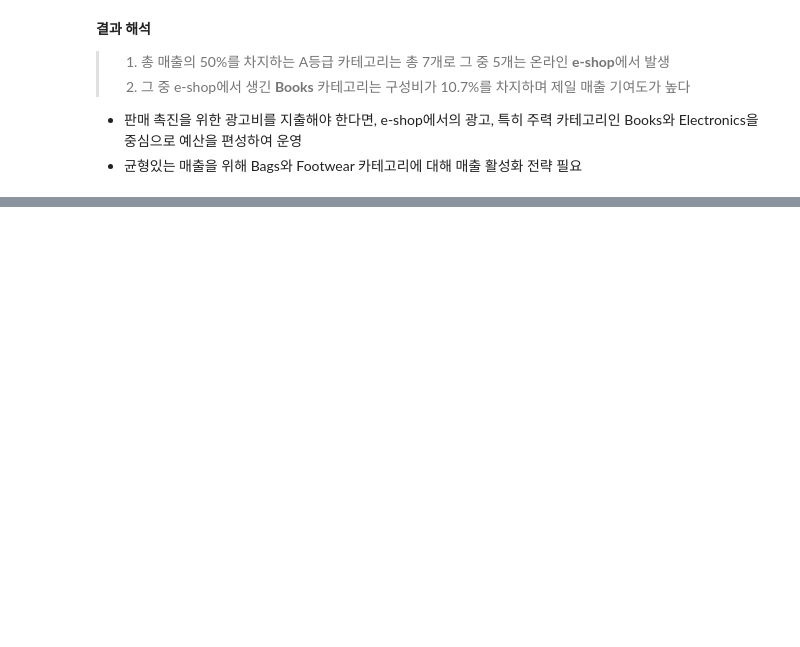
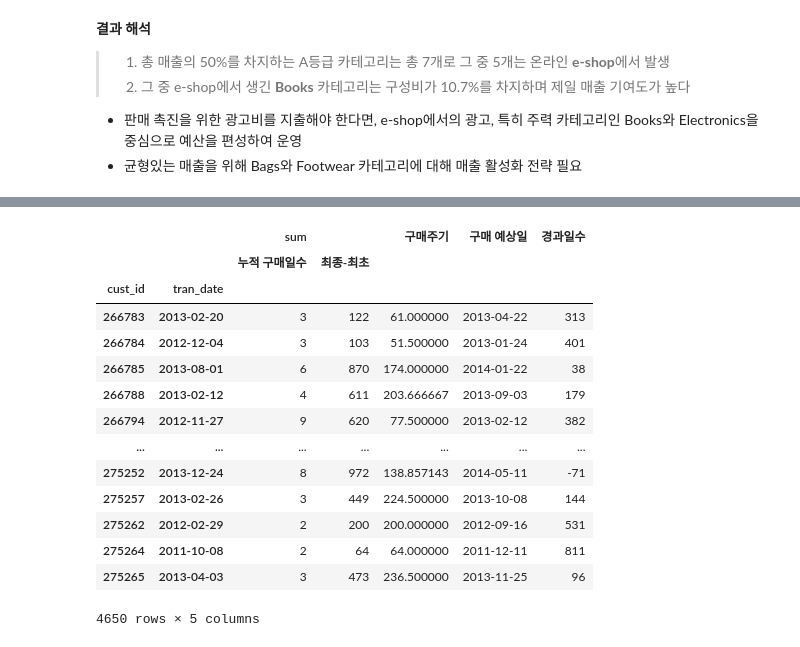
Before and after one commit to sunnyl94/Data-Analysis-Folder, a Jupyter notebook: Retail_Case_Study.ipynb, the cells around one changed output, grey strips where cells are left out. Drawn from its saved outputs; the diff is of its cells as text; code cells hidden in the pictures; blank space fills up the shorter version.

Commit message:
구매주기 경과 고객 추출

```diff
--- a/Retail_Case_Study.ipynb
+++ b/Retail_Case_Study.ipynb
@@ -918,0 +908,60 @@ plt.show()
+# %%
+# 구매확정 거래건 대상 분석
+df_copy3 = df_copy[df_copy['confirmed'] == 'confirm'].drop('chk', axis=1).sort_values(['cust_id', 'tran_date'])
+
+# cust_id가 달라지면 1을 반환 (chk가 1인 행은 해당 고객의 최종 구매일)
+df_copy3['chk'] = np.where(df_copy3['cust_id'] != df_copy3['cust_id'].shift(-1), 1, 0)
+
+# cust_id와 tran_date를 하나로 묶어 구분할 수 있는 고유 key값 생성하고 중복이 아닌 구매일수 계산
+key = map(lambda id, date : str(id) + '-' + str(date.strftime("%Y-%m-%d")), df_copy3["cust_id"], df_copy3["tran_date"])
+df_copy3["key"] = list(key)
+df_copy3['구매일수'] = np.where(df_copy3['key'] != df_copy3['key'].shift(-1), 1, 0)
+
+# 누적 구매일수
+df_copy3['누적 구매일수'] = df_copy3.groupby('cust_id')['구매일수'].cumcount() + 1
+
+# diff로 각 구매일수간의 가격을 구한 후 NaT를 0초로 처리한 후 모든 수 int 타입으로 변경
+df_copy3['구매일수 간격'] = df_copy3.groupby('cust_id')['tran_date'].diff().fillna(pd.Timedelta(seconds=0)).dt.days.astype(int)
+
+# 최종 구매일자 - 최초 구매일자 계산
+df_copy3['최종-최초'] = df_copy3.groupby('cust_id')['구매일수 간격'].cumsum()
+# %%
+# 고객의 마지막 거래건 추출 & 누적 구매일수가 1인 행은 최종 간격이 0이기 때문에 무시
+# 누적 구매일수와 구매 최종 간격 값 가져오기
+
+cycle_df = pd.pivot_table(df_copy3[(df_copy3['chk'] == 1) & (df_copy3['누적 구매일수'] != 1)],
+               index=['cust_id', 'tran_date'],
+               values=['누적 구매일수', '최종-최초'],
+               aggfunc=['sum']
+               )
+
+# 구매 간격 / (누적 구매일수 - 1)를 구해서 구매주기 구하기
+cycle_df['구매주기'] = cycle_df[('sum','최종-최초')] / (cycle_df[('sum','누적 구매일수')] - 1)
+
+# 최종 구매일자에서 구매주기를 더해 다음 구매 예상일 구하기
+cycle_df['구매 예상일'] = cycle_df.index.get_level_values('tran_date') + pd.to_timedelta(cycle_df['구매주기'], unit='d')
+cycle_df['구매 예상일'] = cycle_df['구매 예상일'].apply(lambda x: x.strftime('%Y-%m-%d'))
+
+# 현재 날짜가 2014.03.01이라는 가정하에 날짜 경과일수 구하기
+# 계산하기 쉽게 int로 변환
+# 현재 날짜보다 전이면 마이너스, 지났다면 플러스로 표현
+cycle_df['경과일수'] = pd.to_datetime(today) - pd.to_datetime(cycle_df['구매 예상일'])
+cycle_df['경과일수'] = cycle_df['경과일수'].dt.days.astype(int)
+
+display(cycle_df)
+# %% [output]
+|  |  | sum |  | 구매주기 | 구매 예상일 | 경과일수 |
+|  |  | 누적 구매일수 | 최종-최초 |  |  |  |
+| cust_id | tran_date |  |  |  |  |  |
+| 266783 | 2013-02-20 | 3 | 122 | 61.000000 | 2013-04-22 | 313 |
+| 266784 | 2012-12-04 | 3 | 103 | 51.500000 | 2013-01-24 | 401 |
+| 266785 | 2013-08-01 | 6 | 870 | 174.000000 | 2014-01-22 | 38 |
+| 266788 | 2013-02-12 | 4 | 611 | 203.666667 | 2013-09-03 | 179 |
+| 266794 | 2012-11-27 | 9 | 620 | 77.500000 | 2013-02-12 | 382 |
+| ... | ... | ... | ... | ... | ... | ... |
+| 275252 | 2013-12-24 | 8 | 972 | 138.857143 | 2014-05-11 | -71 |
+| 275257 | 2013-02-26 | 3 | 449 | 224.500000 | 2013-10-08 | 144 |
+| 275262 | 2012-02-29 | 2 | 200 | 200.000000 | 2012-09-16 | 531 |
+| 275264 | 2011-10-08 | 2 | 64 | 64.000000 | 2011-12-11 | 811 |
+| 275265 | 2013-04-03 | 3 | 473 | 236.500000 | 2013-11-25 | 96 |
+4650 rows × 5 columns
```
Also changed, not shown: parts of 7 cells of this notebook.
